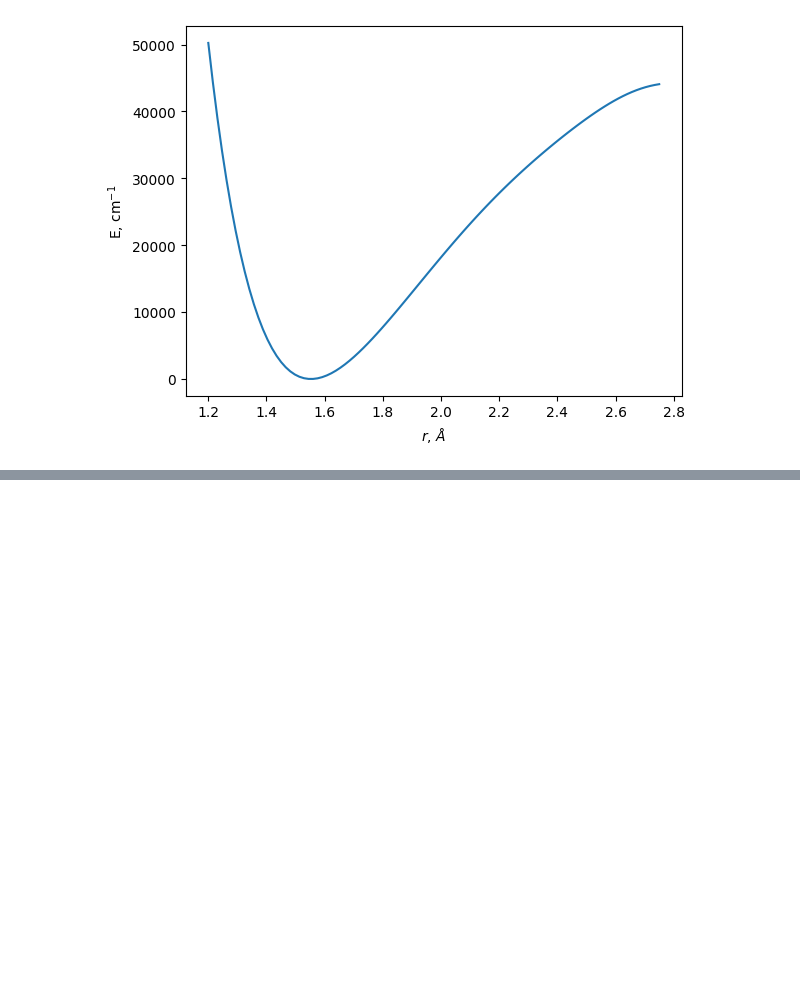
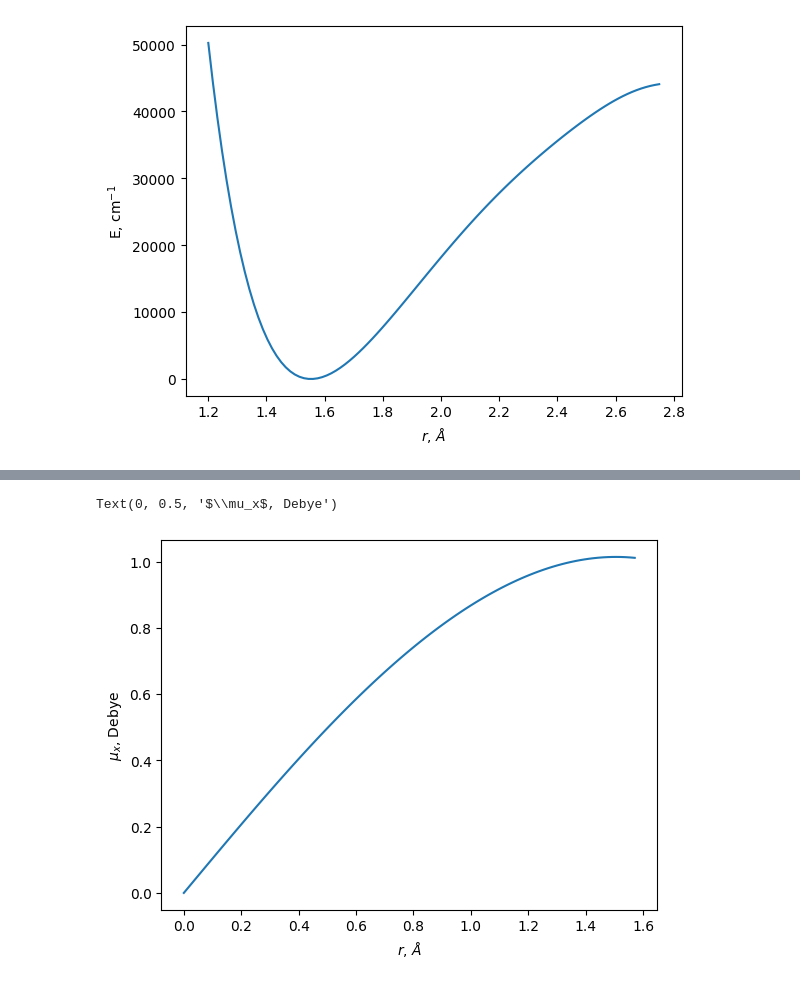
Before and after one commit to ExoMol/SPAR, a Jupyter notebook: SPAR-examples.ipynb, the cells around one changed output, grey strips where cells are left out. Drawn from its saved outputs; the diff is of its cells as text; code cells hidden in the pictures; blank space fills up the shorter version.

Commit message:
added dipole example for LiOH

```diff
--- a/SPAR-examples.ipynb
+++ b/SPAR-examples.ipynb
@@ -64,0 +68,18 @@ Text(0, 0.5, 'E, cm$^{-1}$')
+# %%
+# OTY7 Dipole Moment surface
+internalCoordinates = np.array([1.6000, 0.9478, 0.0])
+basicFunctions = readBasicFunctions("External/Dipoles/LiOH/combination.chk")
+dipoleMapping = externalMapping("External/Dipoles/LiOH/external.chk")
+
+alphaGrid = np.linspace(0, np.pi/2, 100)
+dipoleGrid = np.zeros(len(rGrid))
+for i in range(len(rGrid)):
+    internalCoordinates[2] = alphaGrid[i]
+    dipoleGrid[i] = dipoleMapping.evaluate(basicFunctions, internalCoordinates)[0]
+
+plt.plot(alphaGrid, dipoleGrid)
+plt.xlabel(r"$r$, $\AA$")
+plt.ylabel(r"$\mu_x$, Debye")
+# %% [output]
+Text(0, 0.5, '$\\mu_x$, Debye')
+[figure, added]
```
Also changed, not shown: parts of 2 cells of this notebook, 4 other files.
